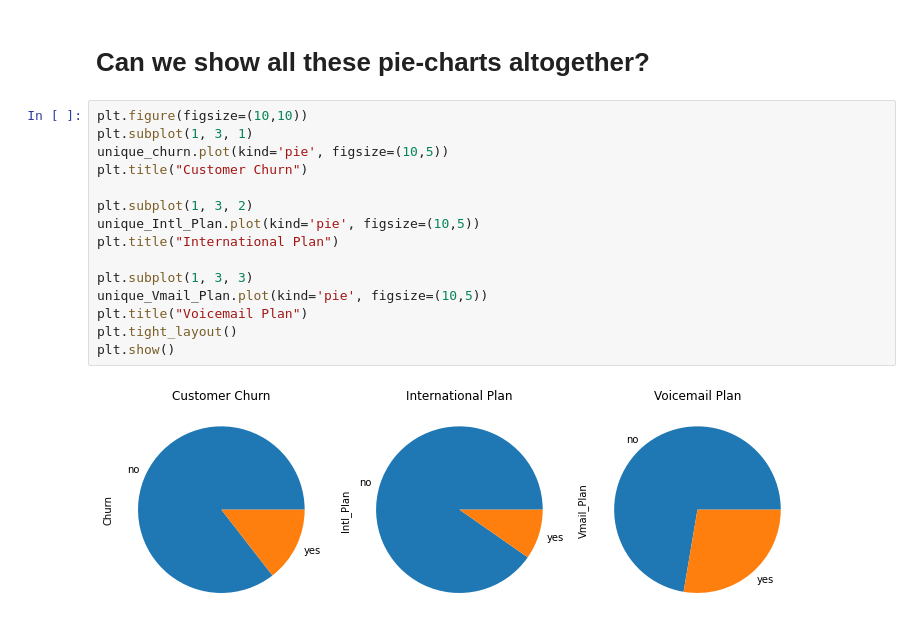
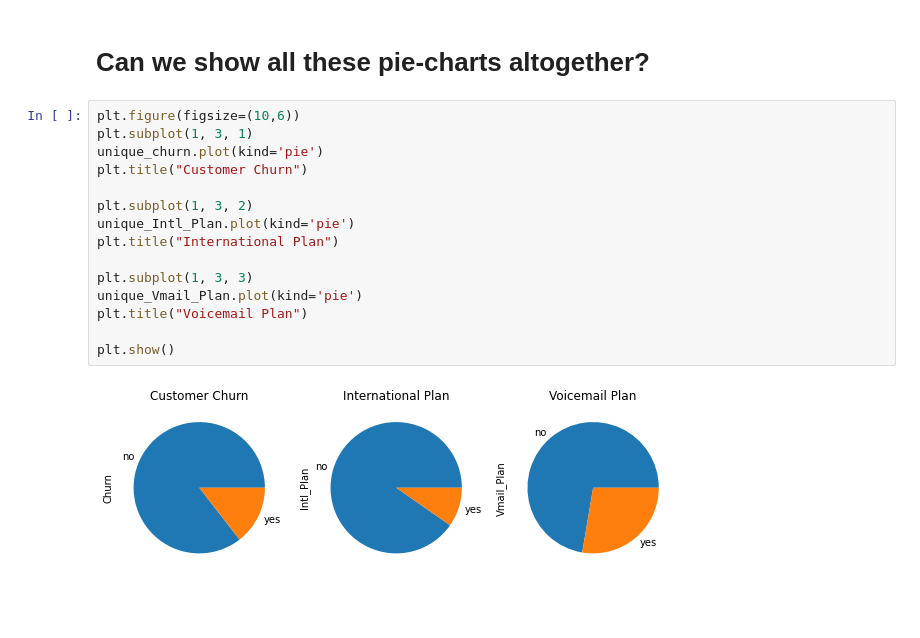
Before and after one commit to SKawsar/Data_viz_using_python_for_beginner, a Jupyter notebook: coding_session_1.ipynb, the cells around one changed output. Drawn from its saved outputs; the diff is of its cells as text; blank space fills up the shorter version.

```diff
--- a/coding_session_1.ipynb
+++ b/coding_session_1.ipynb
@@ -168,19 +168,19 @@ Name: Vmail_Plan, dtype: int64
 # %% [markdown]
 # Can we show all these pie-charts altogether?
 # %%
-plt.figure(figsize=(10,10))
+plt.figure(figsize=(10,6))
 plt.subplot(1, 3, 1)
-unique_churn.plot(kind='pie', figsize=(10,5))
+unique_churn.plot(kind='pie')
 plt.title("Customer Churn")
 
 plt.subplot(1, 3, 2)
-unique_Intl_Plan.plot(kind='pie', figsize=(10,5))
+unique_Intl_Plan.plot(kind='pie')
 plt.title("International Plan")
 
 plt.subplot(1, 3, 3)
-unique_Vmail_Plan.plot(kind='pie', figsize=(10,5))
+unique_Vmail_Plan.plot(kind='pie')
 plt.title("Voicemail Plan")
-plt.tight_layout()
+
 plt.show()
 # %% [output]
-[figure, old version]
+[figure, new version]
```
Also changed, not shown: parts of 3 cells of this notebook.
